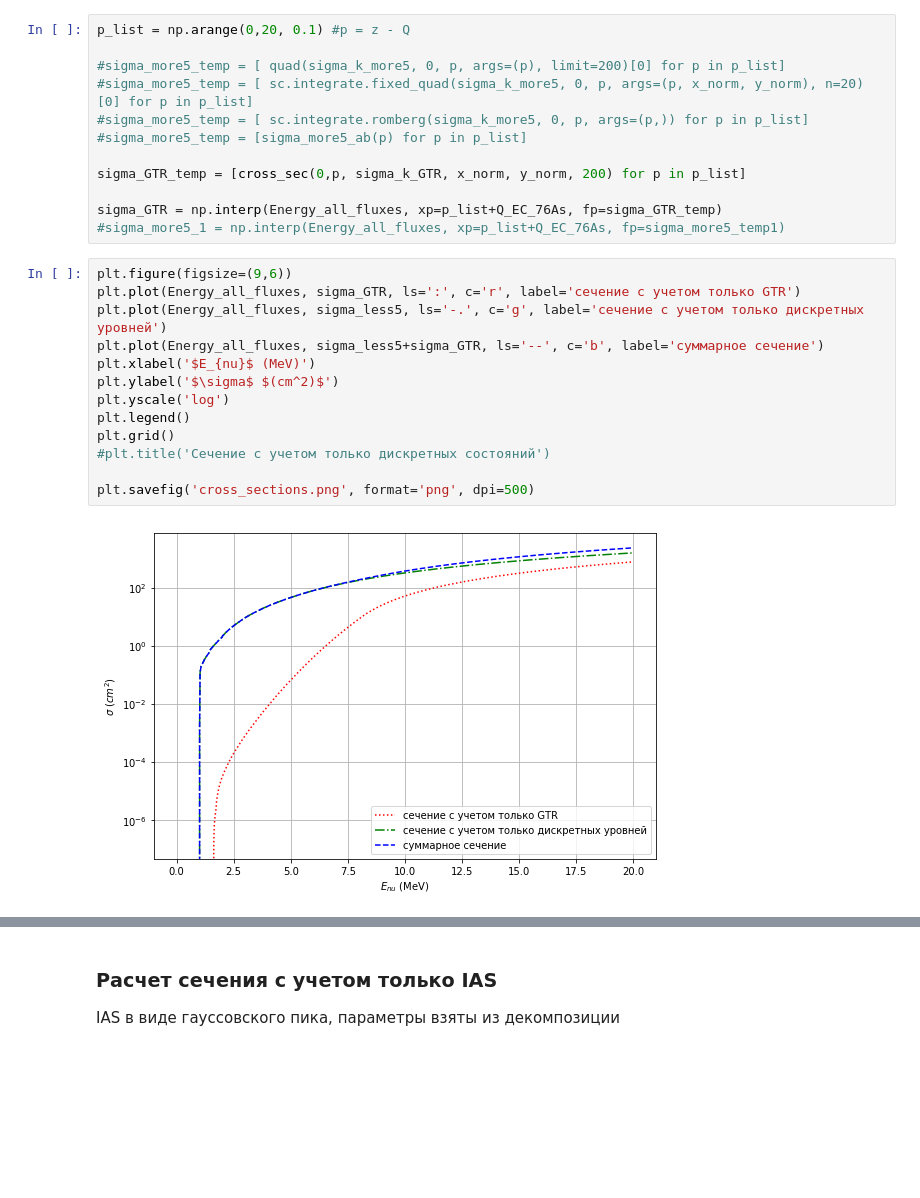
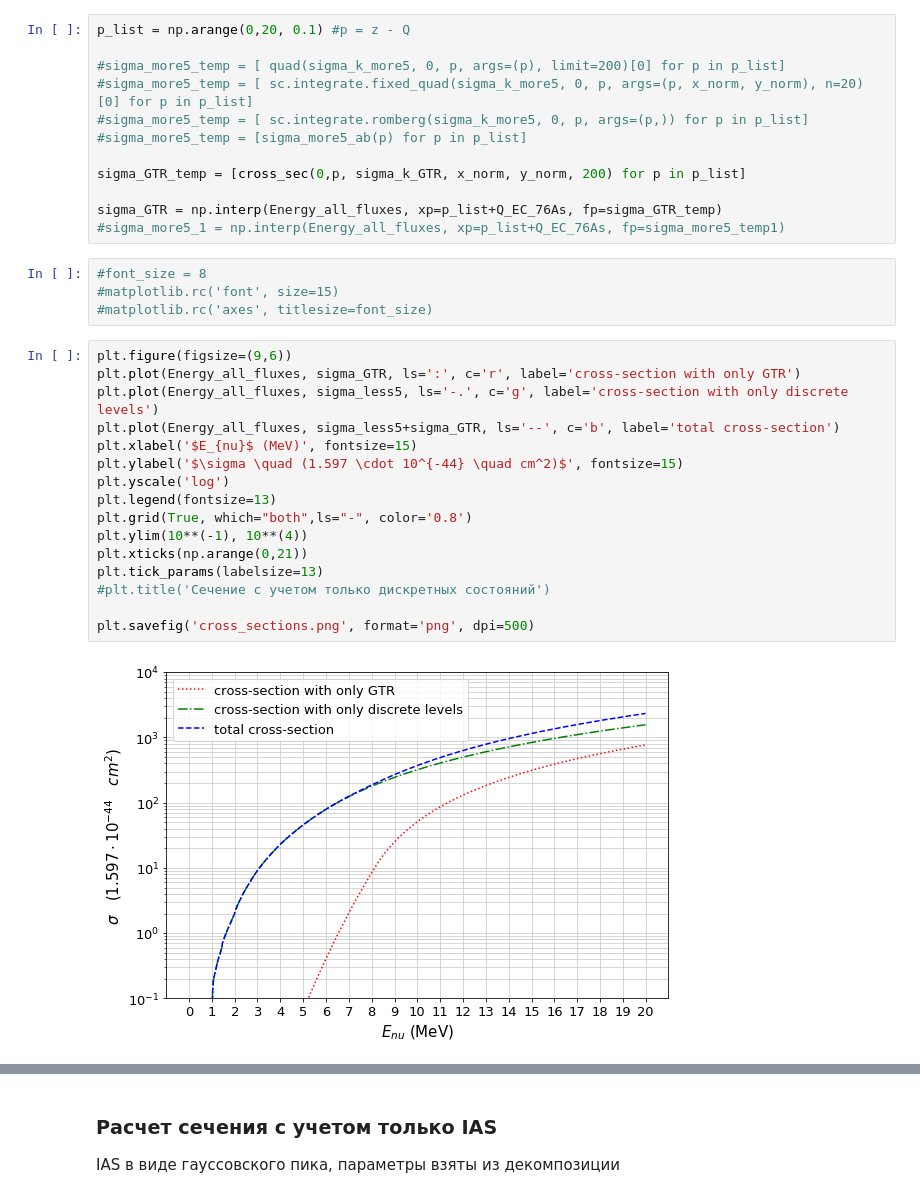
Before and after one commit to Almaz93/neutrino, a Jupyter notebook: double_beta_decay/Almaz's work/calculation/Check_influence_of_resonances_3.ipynb, the cells around one changed output, grey strips where cells are left out. Cells and saved outputs as stored; diff of their text form; blank space fills up the shorter version.

```diff
--- a/double_beta_decay/Almaz's work/calculation/Check_influence_of_resonances_3.ipynb
+++ b/double_beta_decay/Almaz's work/calculation/Check_influence_of_resonances_3.ipynb
@@ -281,21 +281,28 @@ sigma_GTR_temp = [cross_sec(0,p, sigma_k_GTR, x_norm, y_norm, 200) for p in p_li
 
 sigma_GTR = np.interp(Energy_all_fluxes, xp=p_list+Q_EC_76As, fp=sigma_GTR_temp)
 #sigma_more5_1 = np.interp(Energy_all_fluxes, xp=p_list+Q_EC_76As, fp=sigma_more5_temp1)
+# %%
+#font_size = 8
+#matplotlib.rc('font', size=15)
+#matplotlib.rc('axes', titlesize=font_size)
 # %%
 plt.figure(figsize=(9,6))
-plt.plot(Energy_all_fluxes, sigma_GTR, ls=':', c='r', label='сечение с учетом только GTR')
-plt.plot(Energy_all_fluxes, sigma_less5, ls='-.', c='g', label='сечение с учетом только дискретных уровней')
-plt.plot(Energy_all_fluxes, sigma_less5+sigma_GTR, ls='--', c='b', label='суммарное сечение')
-plt.xlabel('$E_{nu}$ (MeV)')
-plt.ylabel('$\sigma$ $(cm^2)$')
+plt.plot(Energy_all_fluxes, sigma_GTR, ls=':', c='r', label='cross-section with only GTR')
+plt.plot(Energy_all_fluxes, sigma_less5, ls='-.', c='g', label='cross-section with only discrete levels')
+plt.plot(Energy_all_fluxes, sigma_less5+sigma_GTR, ls='--', c='b', label='total cross-section')
+plt.xlabel('$E_{nu}$ (MeV)', fontsize=15)
+plt.ylabel('$\sigma \quad (1.597 \cdot 10^{-44} \quad cm^2)$', fontsize=15)
 plt.yscale('log')
-plt.legend()
-plt.grid()
+plt.legend(fontsize=13)
+plt.grid(True, which="both",ls="-", color='0.8')
+plt.ylim(10**(-1), 10**(4))
+plt.xticks(np.arange(0,21))
+plt.tick_params(labelsize=13)
 #plt.title('Сечение с учетом только дискретных состояний')
 
 plt.savefig('cross_sections.png', format='png', dpi=500)
 # %% [output]
-[figure, old version]
+[figure, new version]
 # %%
 rate_calc(sigma_less5+sigma_GTR)
 # %% [output]
```
Also changed, not shown: parts of 11 cells of this notebook, 58 other files.
